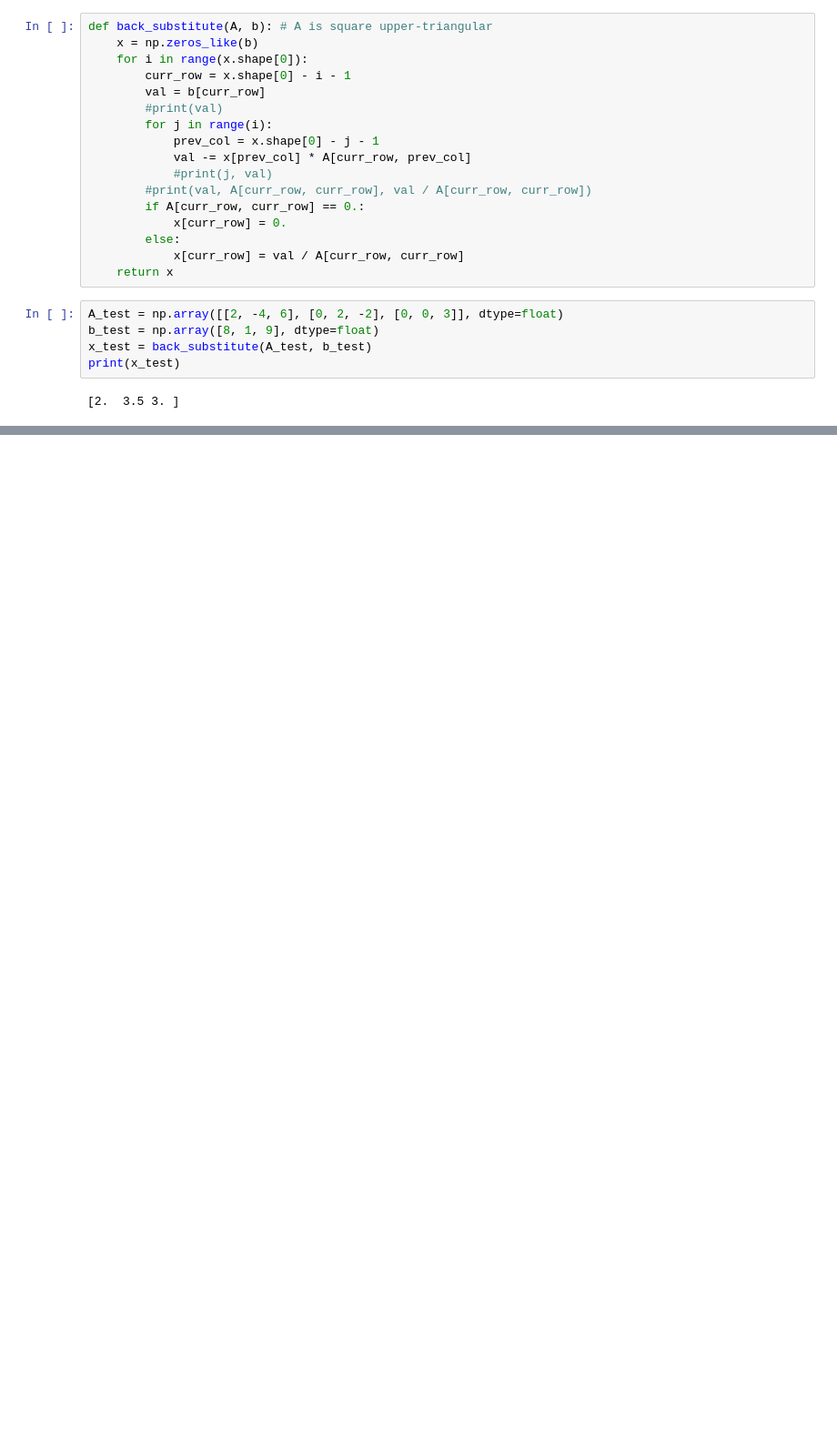
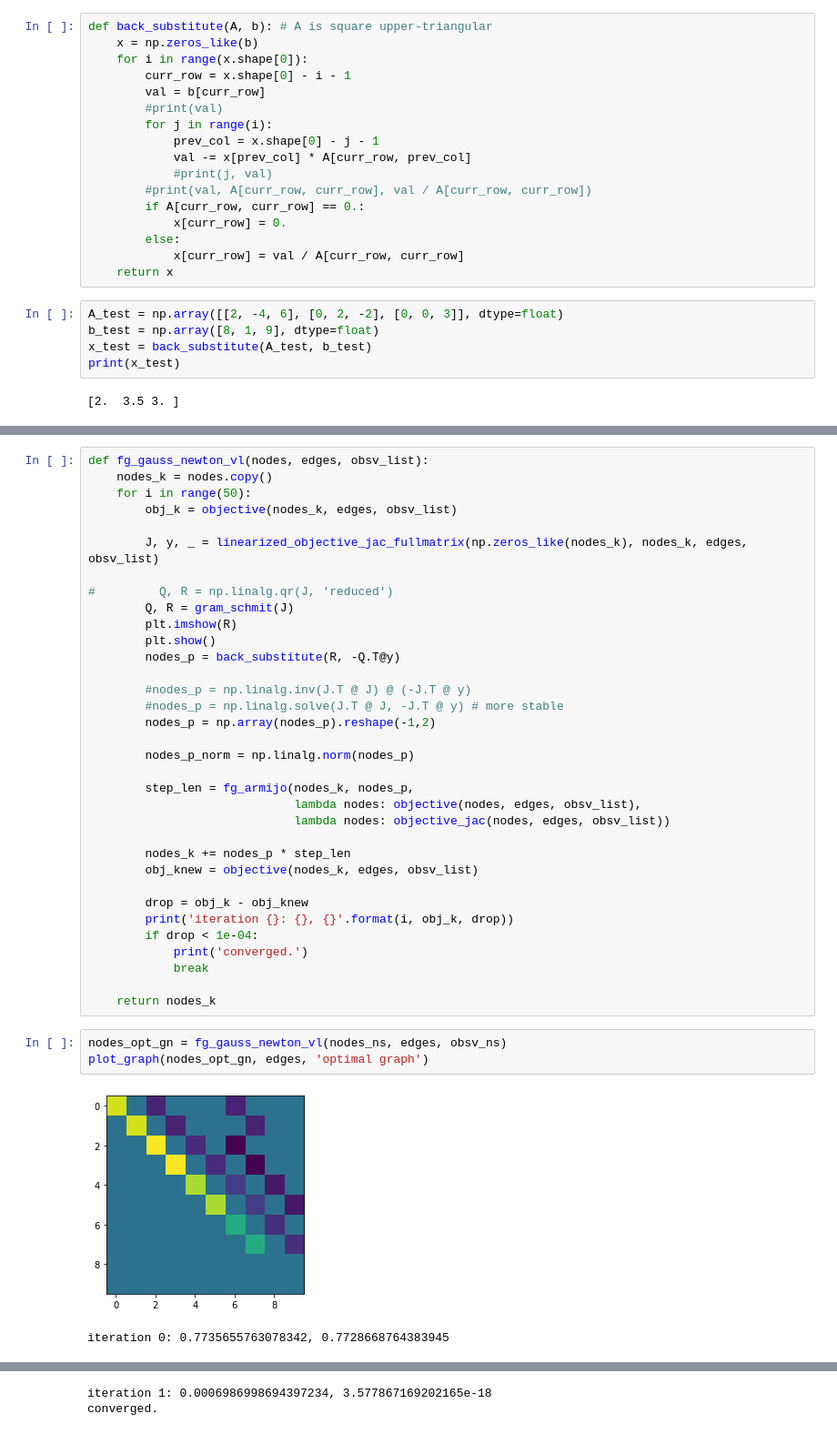
Before and after one commit to MuchenSun/isam_fun, a Jupyter notebook: batch_1.ipynb, the cells around one changed output, grey strips where cells are left out. Shown at 91% size. Saved outputs shown, nothing was run; the diff lists cells and outputs as text; blank space fills up the shorter version.

```diff
--- a/batch_1.ipynb
+++ b/batch_1.ipynb
@@ -430,0 +651,40 @@ plt.imshow(np.concatenate((J, y[:,np.newaxis]), axis=1))
+# %%
+def fg_gauss_newton_vl(nodes, edges, obsv_list):
+    nodes_k = nodes.copy()
+    for i in range(50):
+        obj_k = objective(nodes_k, edges, obsv_list)
+
+        J, y, _ = linearized_objective_jac_fullmatrix(np.zeros_like(nodes_k), nodes_k, edges, obsv_list)
+
+#         Q, R = np.linalg.qr(J, 'reduced')
+        Q, R = gram_schmit(J)
+        plt.imshow(R)
+        plt.show()
+        nodes_p = back_substitute(R, -Q.T@y)
+
+        #nodes_p = np.linalg.inv(J.T @ J) @ (-J.T @ y)
+        #nodes_p = np.linalg.solve(J.T @ J, -J.T @ y) # more stable
+        nodes_p = np.array(nodes_p).reshape(-1,2)
+
+        nodes_p_norm = np.linalg.norm(nodes_p)
+
+        step_len = fg_armijo(nodes_k, nodes_p,
+                             lambda nodes: objective(nodes, edges, obsv_list),
+                             lambda nodes: objective_jac(nodes, edges, obsv_list))
+
+        nodes_k += nodes_p * step_len
+        obj_knew = objective(nodes_k, edges, obsv_list)
+
+        drop = obj_k - obj_knew
+        print('iteration {}: {}, {}'.format(i, obj_k, drop))
+        if drop < 1e-04:
+            print('converged.')
+            break
+
+    return nodes_k
+# %%
+nodes_opt_gn = fg_gauss_newton_vl(nodes_ns, edges, obsv_ns)
+plot_graph(nodes_opt_gn, edges, 'optimal graph')
+# %% [output]
+[figure, added]
+iteration 0: 0.7735655763078342, 0.7728668764383945
@@ -430,0 +692,2 @@ plt.imshow(np.concatenate((J, y[:,np.newaxis]), axis=1))
+iteration 1: 0.0006986998694397234, 3.577867169202165e-18
+converged.
```
Also changed, not shown: parts of 29 cells of this notebook.
